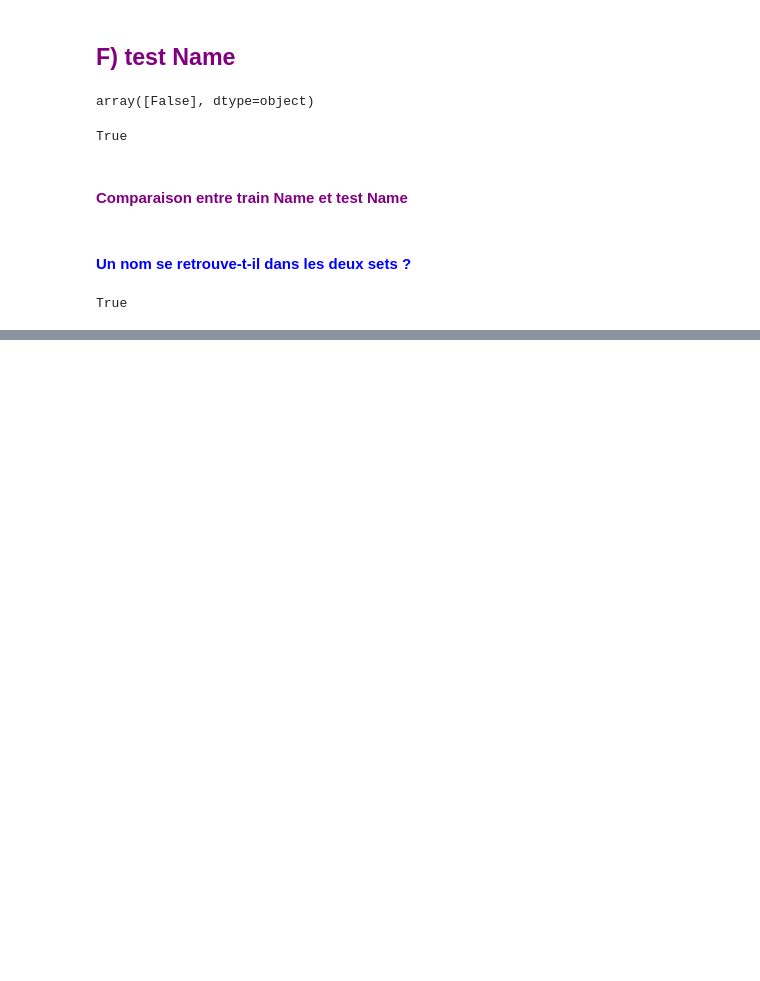
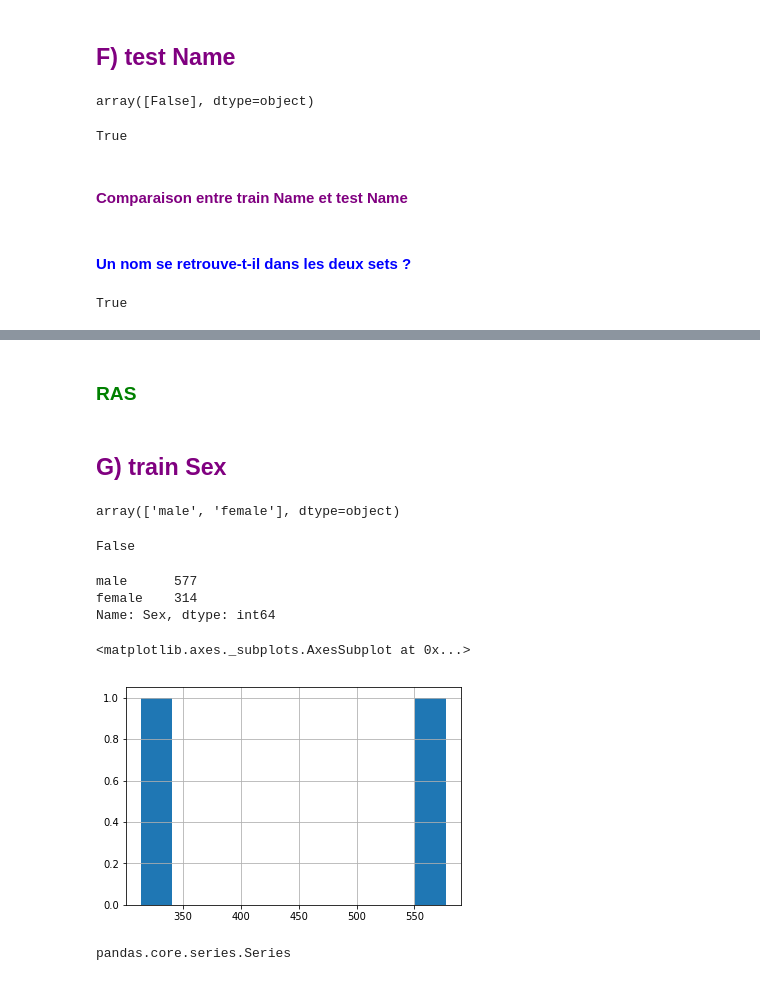
Before and after one commit to amarjane/kaggle-titanic, a Jupyter notebook: kaggle_analyse_data.ipynb, the cells around one changed output, grey strips where cells are left out. Saved outputs shown, nothing was run; the diff lists cells and outputs as text; code cells hidden in the pictures; blank space fills up the shorter version.

```diff
--- a/kaggle_analyse_data.ipynb
+++ b/kaggle_analyse_data.ipynb
@@ -184,0 +261,27 @@ True
+# %% [markdown]
+### <font color="green">RAS</font>
+# %% [markdown]
+## <font color="purple">G) train Sex</font>
+# %%
+train['Sex'].unique()
+# %% [output]
+array(['male', 'female'], dtype=object)
+# %%
+train['Sex'].isnull().any()
+# %% [output]
+False
+# %%
+train['Sex'].value_counts()
+# %% [output]
+male      577
+female    314
+Name: Sex, dtype: int64
+# %%
+train['Sex'].value_counts().hist()
+# %% [output]
+<matplotlib.axes._subplots.AxesSubplot at 0x...>
+[figure, added]
+# %%
+type(train['Sex'])
+# %% [output]
+pandas.core.series.Series
```
Also changed, not shown: parts of 196 cells of this notebook, 7 other files.
